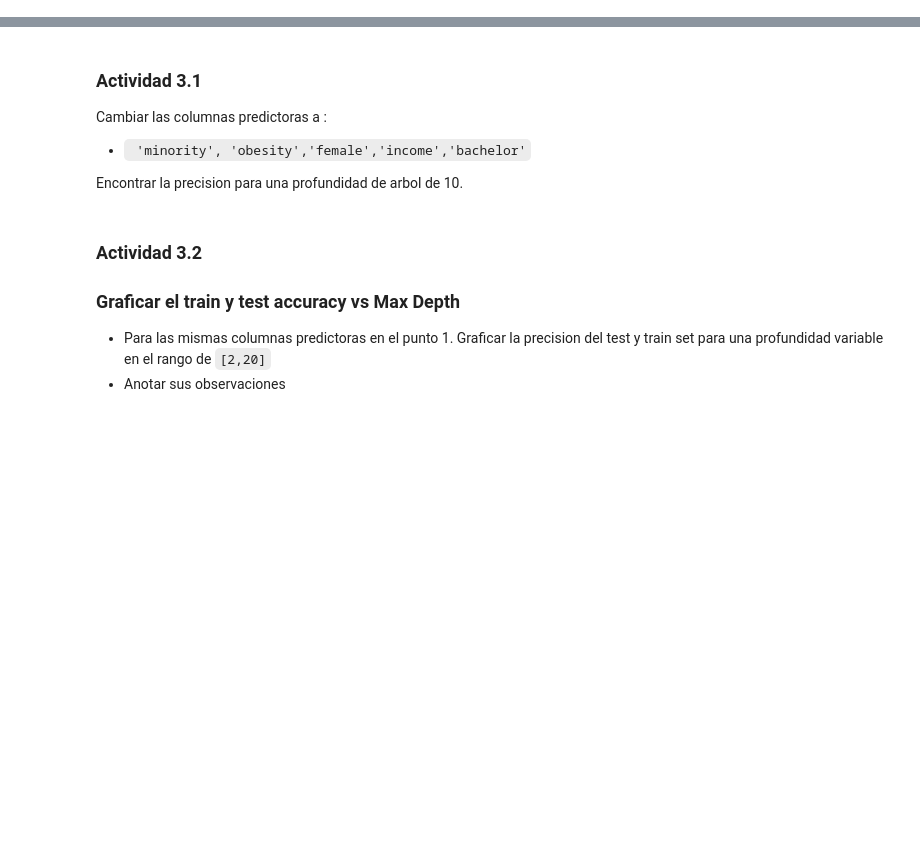
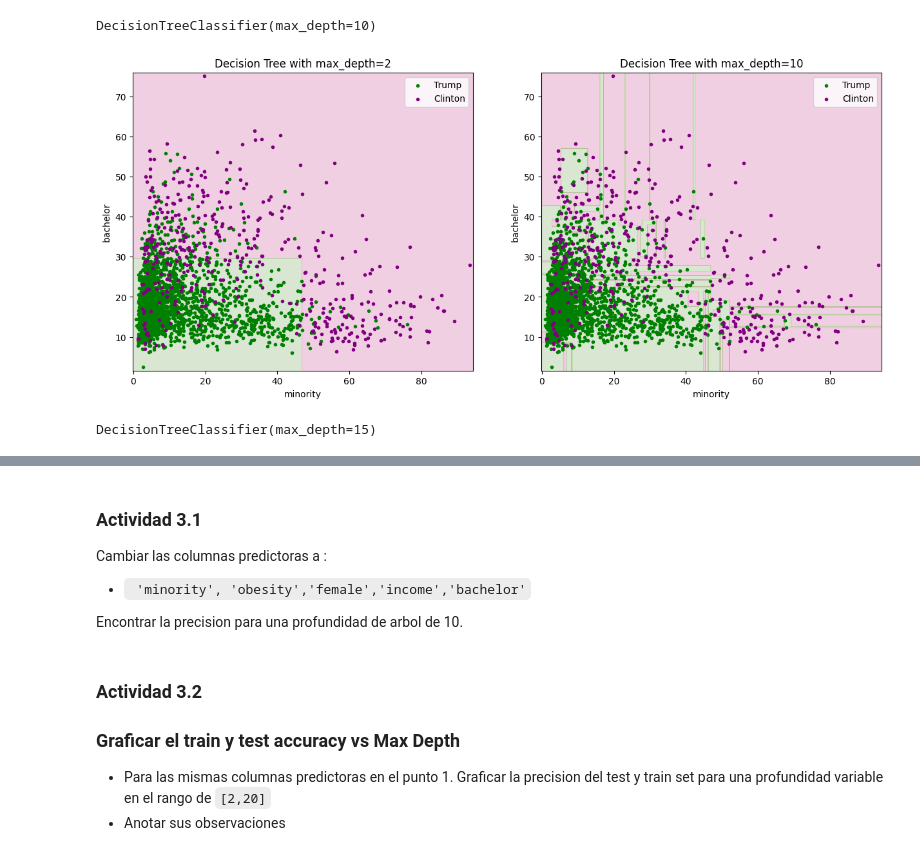
Before and after one commit to Horaciomb/Fundamentos-de-Machine-Learning, a Jupyter notebook: Clase03/actividad_1_S3.ipynb, the cells around one changed output, grey strips where cells are left out. Cells and saved outputs as stored; diff of their text form; code cells hidden in the pictures; blank space fills up the shorter version.

```diff
--- a/Clase03/actividad_1_S3.ipynb
+++ b/Clase03/actividad_1_S3.ipynb
@@ -22,10 +22,10 @@ pd.set_option('display.max_columns', 20)
 plt.rcParams["figure.figsize"] = (8,6)
 # %%
 # Lea el archivo de datos "election_train.csv" como un marco de datos de Pandas
-elect_train =
+elect_train = pd.read_csv('county_election_train.csv')
 
 # Read the data file "election_test.csv" as a Pandas dataframe
-elect_test =
+elect_test = pd.read_csv('county_election_test.csv')
 
 # Eche un vistazo rápido a los datos de entrenamiento
 
@@ -35,63 +42,66 @@ elect_train.head()
 # won = 1, si Trump ha sido elegido en un determinado condado
 # won = 0, si Clinton ha sido elegida en un determinado condado
 
-
+elect_train['won'] = 1*(elect_train['trump'] > elect_train['clinton'])
+elect_test['won'] = 1*(elect_test['trump'] > elect_test['clinton'])
 # Establecer las columnas minoritario y profesionales  como predictores de datos de train
-X_train = ___
-
+X_train = elect_train[['minority', 'bachelor']]
 #Establecer las columnas minoritario y profesionales como predictores de datos de test
-X_test = ___
+X_test =  elect_test[['minority', 'bachelor']]
 
 # Establezca la columna "won" como la variable de respuesta de entrenamiento
 
-y_train = ___
+y_train = elect_train['won']
 
-# Establezca la columna "won" como la variable de respuesta de entrenamiento
+# Establezca la columna "won" como la variable de respuesta de testeo
 
-y_test = ___
+y_test = elect_test['won']
 # %%
 # Inicialice un clasificador de árbol de decisión con una profundidad de 2
-dt1 = ___
+dt1 = DecisionTreeClassifier(max_depth=2)
 
 # Ajustar el clasificador en el train data
-___
+dt1.fit(X_train, y_train)
 
 # Inicialice un clasificador de árbol de decisión con una profundidad de 10
-dt2 = ___
+dt2 = DecisionTreeClassifier(max_depth=10)
 
 # Ajustar el clasificador en el train data
-___
+dt2.fit(X_train, y_train)
+# %% [output]
+DecisionTreeClassifier(max_depth=10)
 # %%
 # Llame a la función plot_boundary desde el archivo helper.py
 # para obtener los límites de decisión de ambos clasificadores
 
-plot_boundary(...)
+plot_boundary(elect_train, dt1, dt2)
+# %% [output]
+[figure, added]
 # %%
 # # Conjunto de columnas predictoras
 pred_cols = ['minority', 'density','hispanic','obesity','female','income','bachelor','inactivity']
 
 # Use las columnas de arriba como las características para
 # obtener el conjunto predictor del data train
-X_train = ___
+X_train = elect_train[pred_cols]
 
 # Use las columnas de arriba como las características para
 # obtener el conjunto predictor del data test
-X_test = ___
+X_test =  elect_test[pred_cols]
 
 # # Inicialice un clasificador de árbol de decisión con una profundidad de 2
-dt1 = ___
-
+dt1 = DecisionTreeClassifier(max_depth=2)
 # Inicialice un clasificador de árbol de decisión con una profundidad de 10
-dt2 = ___
-
+dt2 = DecisionTreeClassifier(max_depth=10)
 # Inicialice un clasificador de árbol de decisiones con una profundidad de 15
-dt3 = ___
+dt3 = DecisionTreeClassifier(max_depth=15)
 
 # Ajustar todo el clasificador en los datos de entrenamiento
-.
-___
-___
-___
+dt1.fit(X_train, y_train)
+dt2.fit(X_train, y_train)
+dt3.fit(X_train, y_train)
+# %% [output]
+DecisionTreeClassifier(max_depth=15)
 # %%
 
 # Calcule precisión del train y test  para el primer clasificador de árboles de decisión de profundidad 2
```
Also changed, not shown: parts of 3 cells of this notebook, 1 other file.
